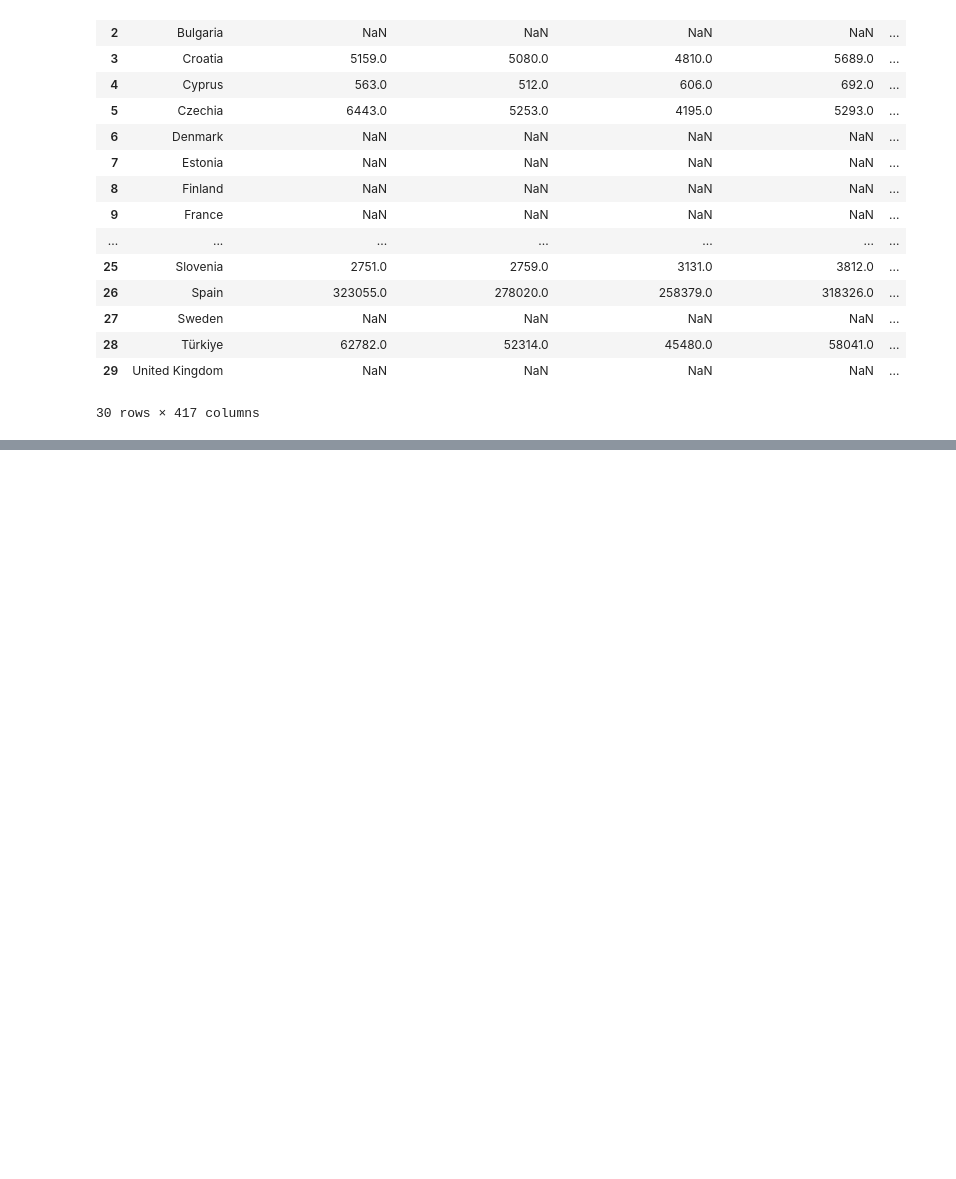
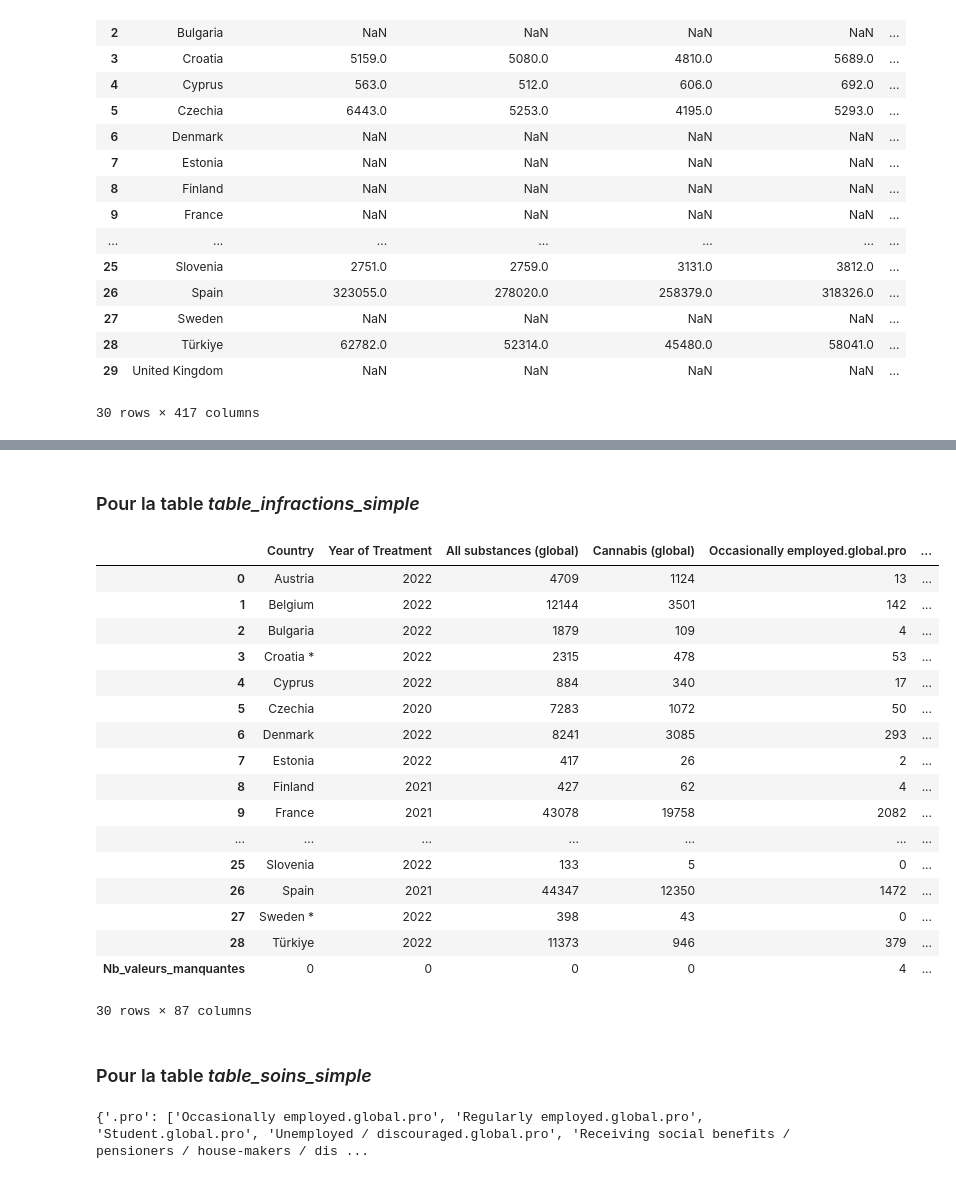
Before and after one commit to refouch/Projet_Python_2A, a Jupyter notebook: Tidy.ipynb, the cells around one changed output, grey strips where cells are left out. Cells and saved outputs as stored; diff of their text form; code cells hidden in the pictures; blank space fills up the shorter version.

```diff
--- a/Tidy.ipynb
+++ b/Tidy.ipynb
@@ -948,0 +1150,52 @@ table_infractions_legales
+# %% [markdown]
+### Pour la table *table_infractions_simple*
+# %%
+Var_infractions_1 = ["Consommation", "Infractions", "Production", "Ventes"]
+Var_infractions_2 = ["Cannabis", "Global"]
+# NB1 : il suffit de croiser les deux listes (ex : .cannabis.consommation)
+# NB2 : pour avoir l'année (format : '20XX'), il faut rajouter en prefixe '20XX.0.'
+### Exemple : 2012.0.Infractions.Cannabis
+table_soins_simple
+# %% [output]
+|  | Country | Year of Treatment | All substances (global) | Cannabis (global) | Occasionally employed.global.pro | ... |
+| 0 | Austria | 2022 | 4709 | 1124 | 13 | ... |
+| 1 | Belgium | 2022 | 12144 | 3501 | 142 | ... |
+| 2 | Bulgaria | 2022 | 1879 | 109 | 4 | ... |
+| 3 | Croatia * | 2022 | 2315 | 478 | 53 | ... |
+| 4 | Cyprus | 2022 | 884 | 340 | 17 | ... |
+| 5 | Czechia | 2020 | 7283 | 1072 | 50 | ... |
+| 6 | Denmark | 2022 | 8241 | 3085 | 293 | ... |
+| 7 | Estonia | 2022 | 417 | 26 | 2 | ... |
+| 8 | Finland | 2021 | 427 | 62 | 4 | ... |
+| 9 | France | 2021 | 43078 | 19758 | 2082 | ... |
+| ... | ... | ... | ... | ... | ... | ... |
+| 25 | Slovenia | 2022 | 133 | 5 | 0 | ... |
+| 26 | Spain | 2021 | 44347 | 12350 | 1472 | ... |
+| 27 | Sweden * | 2022 | 398 | 43 | 0 | ... |
+| 28 | Türkiye | 2022 | 11373 | 946 | 379 | ... |
+| Nb_valeurs_manquantes | 0 | 0 | 0 | 0 | 4 | ... |
+30 rows × 87 columns
+# %% [markdown]
+### Pour la table *table_soins_simple*
+# %%
+Var_soins_1 = ['.pro','.sex', '.sdf','.lvl_educ','.frqce_conso','.enfants','.menage','.age_trait','.age_premiere_conso','.demande']
+Var_soins_2 = ['cannabis', 'global']
+
+### chaque élement de Var_soins_1 est une table de base qui contient elle même d'autres variables
+# On va donc imprimer la liste de ces variables, il suffira donc de procéder par arborescence : on choisit le thème qu'on veut étudier dans la liste puis on regarde les variables disponibles à ce sujet
+dossier = "/home/onyxia/work/Projet_Python_2A/Data/EUDA/Cannabis détaillé"
+for j in Var_soins_1 :
+    fichiers = [f for f in os.listdir(dossier) if j in f and f.endswith('.xlsx')]
+    # On ajoute le suffixe aux colonnes souhaitées
+    for fichier in fichiers:
+        df = pd.read_excel(chemin_fichier)
+
+colonnes_par_soin = {}
+
+for soin in Var_soins_1:
+    colonnes = [col for col in table_soins_simple.columns if soin in col]
+    colonnes_par_soin[soin] = colonnes
+
+print (colonnes_par_soin)
+# %% [output]
+{'.pro': ['Occasionally employed.global.pro', 'Regularly employed.global.pro', 'Student.global.pro', 'Unemployed / discouraged.global.pro', 'Receiving social benefits / pensioners / house-makers / dis ...
```
Also changed, not shown: parts of 26 cells of this notebook, 5 other files.
